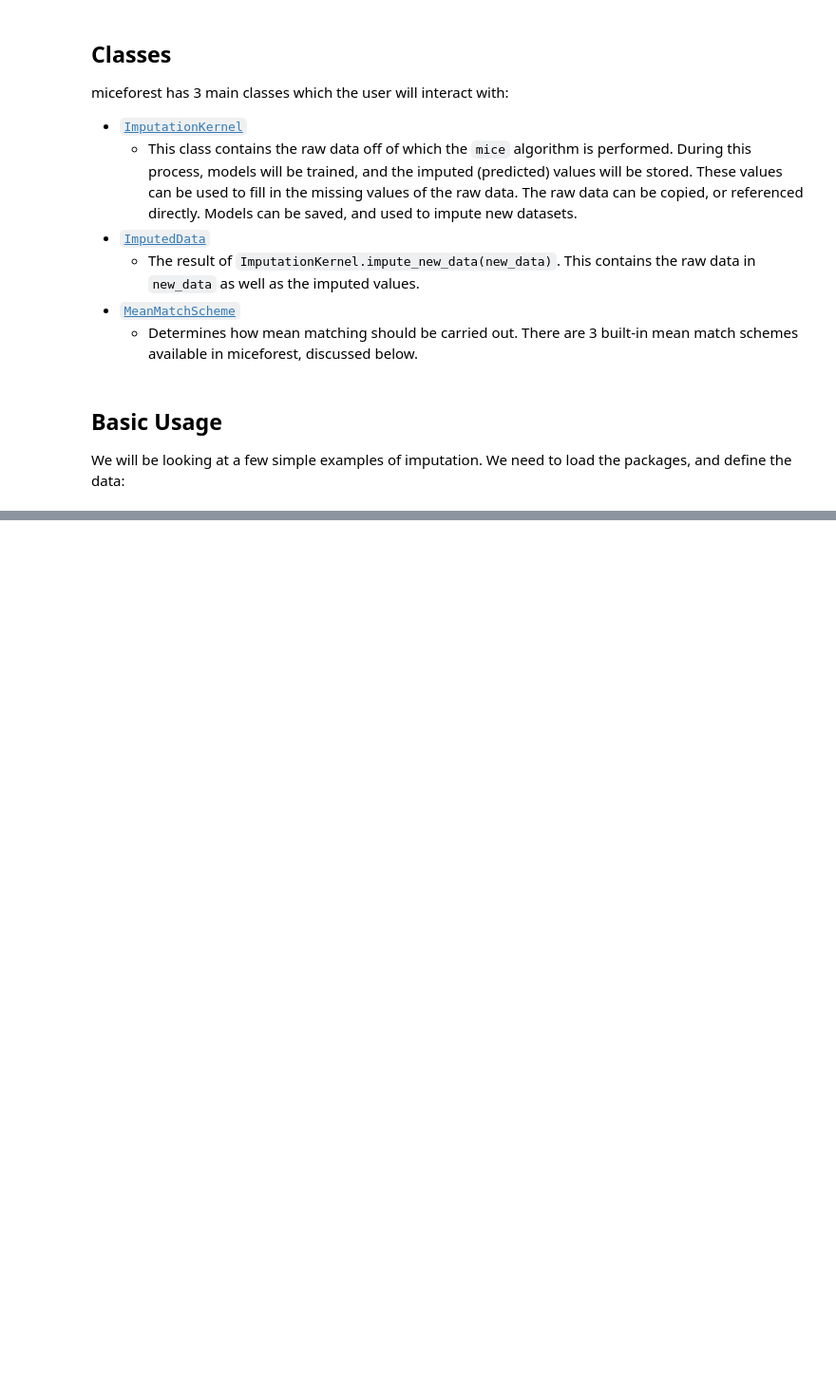
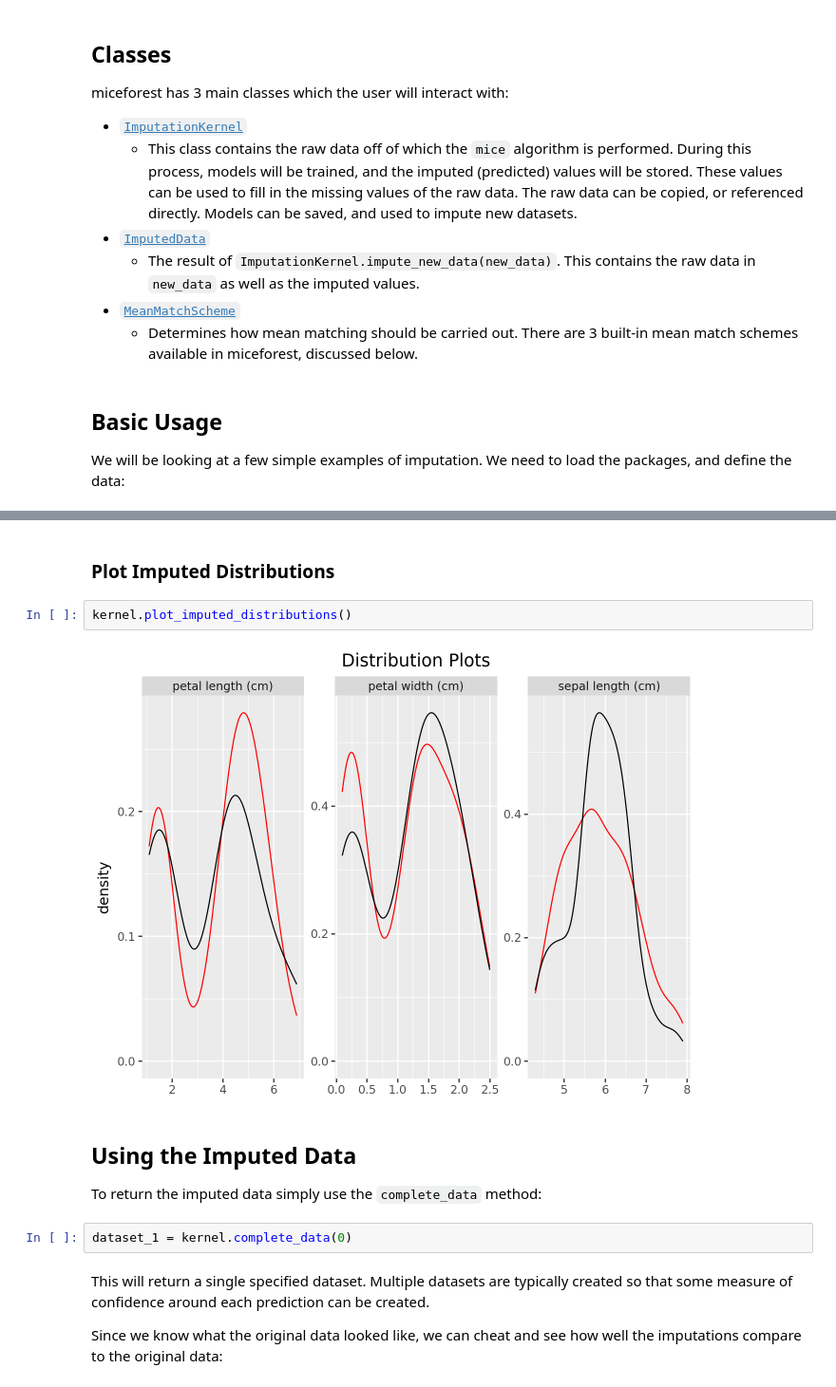
Before and after one commit to AnotherSamWilson/miceforest, a Jupyter notebook: README_gen.ipynb, the cells around one changed output, grey strips where cells are left out. Shown at 95% size. Drawn from its saved outputs; the diff is of its cells as text; blank space fills up the shorter version.

```diff
--- a/README_gen.ipynb
+++ b/README_gen.ipynb
@@ -159,0 +644,19 @@ iris_amp = mf.ampute_data(iris,perc=0.25,random_state=1991)
+# %% [markdown]
+### Plot Imputed Distributions
+# %%
+kernel.plot_imputed_distributions()
+# %% [output]
+[figure, added]
+# %% [markdown]
+## Using the Imputed Data
+
+To return the imputed data simply use the `complete_data` method:
+# %%
+dataset_1 = kernel.complete_data(0)
+# %% [markdown]
+This will return a single specified dataset. Multiple datasets are
+typically created so that some measure of confidence around each
+prediction can be created.
+
+Since we know what the original data looked like, we can cheat and see
+how well the imputations compare to the original data:
```
Also changed, not shown: parts of 55 cells of this notebook, 1 other file.
